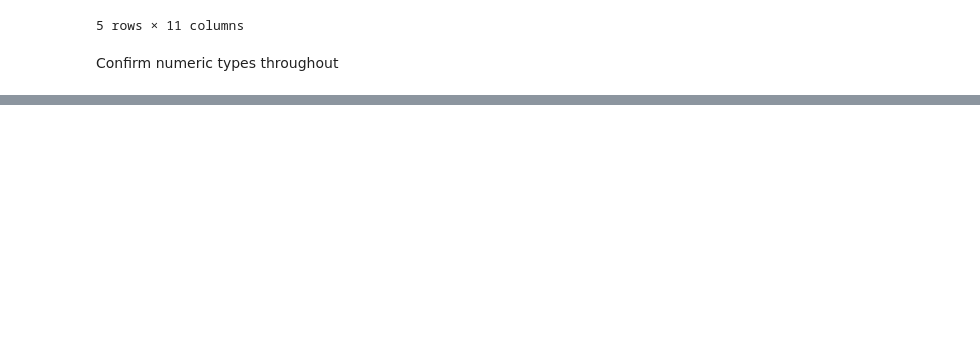
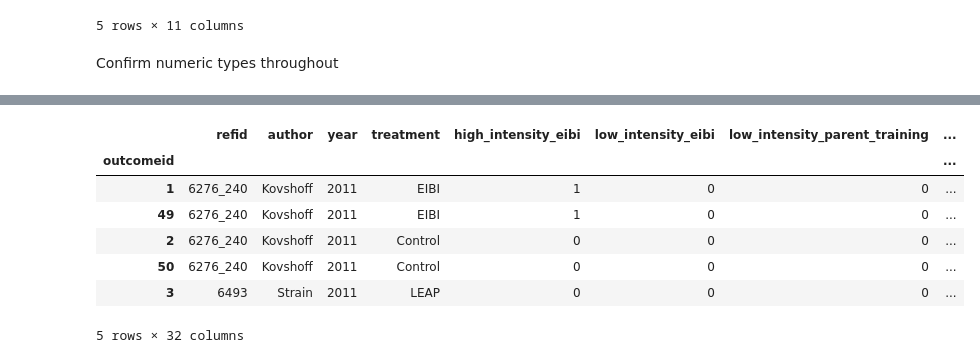
Before and after one commit to fonnesbeck/autism_intervention_MA, a Jupyter notebook: ASD Interventions Meta-analysis.ipynb, the cells around one changed output, grey strips where cells are left out. Drawn from its saved outputs; the diff is of its cells as text; code cells hidden in the pictures; blank space fills up the shorter version.

```diff
--- a/ASD Interventions Meta-analysis.ipynb
+++ b/ASD Interventions Meta-analysis.ipynb
@@ -265,0 +317,23 @@ dtype: int64
+# %%
+# Columns from the cognition table that we are interested in
+cols_to_keep = ['refid', 'author', 'year', 'treatment',
+       'high_intensity_eibi', 'low_intensity_eibi',
+       'low_intensity_parent_training', 'defined_school_program',
+       'high_intensity_community', 'adjunctive_community_service',
+       'eclectic_school', 'intervention_duration',
+       'n_analysis', 'age_enroll_mean', 'age_enroll_sd',
+       'age_enroll_lo', 'age_enroll_hi', 'diagnosis_autism',
+       'diagnosis_pdd-nos', 'diagnosis_asperger', 'diagnosis_other']
+# %%
+cognition_data = cognition[cols_to_keep].merge(cognition_outcomes, left_index=True, right_on='obsid')
+# %%
+cognition_data.head()
+# %% [output]
+|  | refid | author | year | treatment | high_intensity_eibi | low_intensity_eibi | low_intensity_parent_training | ... |
+| outcomeid |  |  |  |  |  |  |  | ... |
+| 1 | 6276_240 | Kovshoff | 2011 | EIBI | 1 | 0 | 0 | ... |
+| 49 | 6276_240 | Kovshoff | 2011 | EIBI | 1 | 0 | 0 | ... |
+| 2 | 6276_240 | Kovshoff | 2011 | Control | 0 | 0 | 0 | ... |
+| 50 | 6276_240 | Kovshoff | 2011 | Control | 0 | 0 | 0 | ... |
+| 3 | 6493 | Strain | 2011 | LEAP | 0 | 0 | 0 | ... |
+5 rows × 32 columns
```
Also changed, not shown: parts of 58 cells of this notebook.
